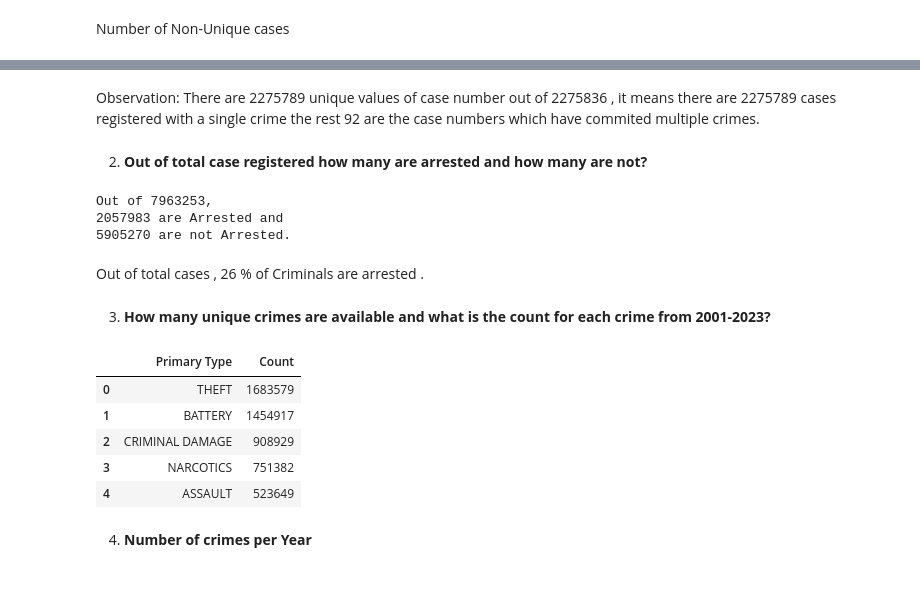
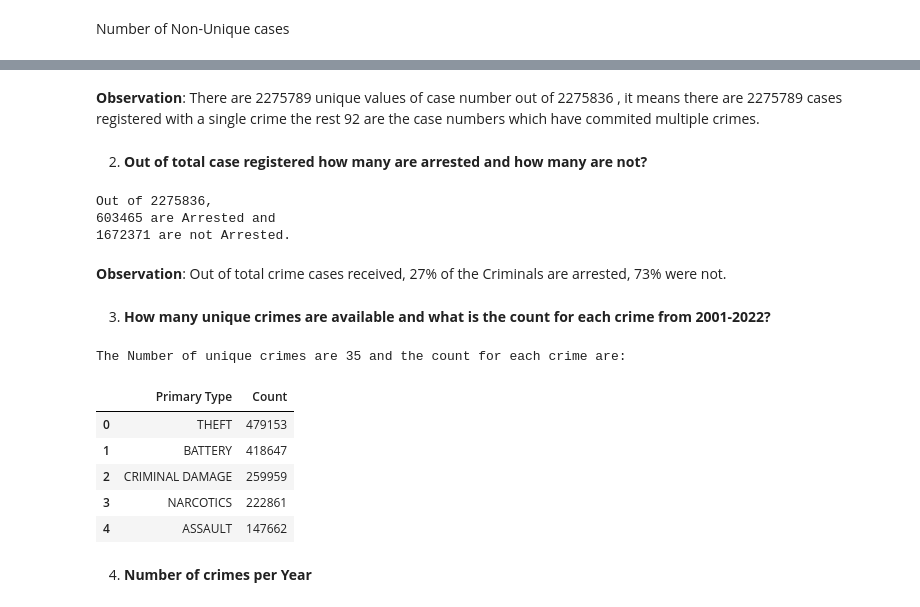
Before and after one commit to Antidote-cyber/Learning-Circle-24-EDA-On-Chicago-Crime-Dataset, a Jupyter notebook: EDA_on_chicago_crime_data.ipynb, the cells around one changed output, grey strips where cells are left out. Drawn from its saved outputs; the diff is of its cells as text; code cells hidden in the pictures.

```diff
--- a/EDA_on_chicago_crime_data.ipynb
+++ b/EDA_on_chicago_crime_data.ipynb
@@ -63,6 +58,6 @@ This dataset contains crime cases from 2001 till date, but we want the data for
 # %%
-full_dataset = pd.read_csv('/content/drive/MyDrive/datasets/Crimes_-_2001_to_Present_20240323.csv')
+full_dataset = pd.read_csv('../Data-Science-Projects/dataset/crime_data_chicago.csv')
 # Drop rows that have 2024 as the year.
-chicago_crime_df = pd.DataFrame(full_dataset[full_dataset['Year'] != 2024])
+chicago_crime_df = pd.DataFrame(full_dataset[full_dataset['Year'] != 2023])
 chicago_crime_df.head()
 # %% [output]
@@ -676,5 +674,5 @@ non_unique_case_number_df.head() # Saving non_unique case number dataframe for f
 # %% [markdown]
-Observation: There are 2275789 unique values of case number out of 2275836 , it means there are 2275789 cases registered with a single crime the rest 92 are the case numbers which have commited multiple crimes.
+**Observation**: There are 2275789 unique values of case number out of 2275836 , it means there are 2275789 cases registered with a single crime the rest 92 are the case numbers which have commited multiple crimes.
 # %% [markdown]
 2. **Out of total case registered how many are arrested and how many are not?**
 # %%
@@ -686,23 +684,26 @@ not_arrested = c_crime_df['Arrest'].where(c_crime_df['Arrest'] != True).count()
 
 print(f"Out of {len(c_crime_df)},\n{arrested} are Arrested and \n{not_arrested} are not Arrested.")
 # %% [output]
-Out of 7963253,
-2057983 are Arrested and
-5905270 are not Arrested.
+Out of 2275836,
+603465 are Arrested and
+1672371 are not Arrested.
 # %% [markdown]
-Out of total cases , 26 % of Criminals are arrested .
+**Observation**: Out of total crime cases received, 27% of the Criminals are arrested, 73% were not.
 # %% [markdown]
-3. **How many unique crimes are available and what is the count for each crime from 2001-2023?**
+3. **How many unique crimes are available and what is the count for each crime from 2001-2022?**
 # %%
 # Group by Crime type and calculate count
-crime_count = pd.DataFrame(c_crime_df.groupby('Primary Type').size().sort_values(ascending=False).rename('Count').reset_index())
-crime_count.head()
+crime_count = c_crime_df['Primary Type'].unique()
+print(f'The Number of unique crimes are {len(crime_count)} and the count for each crime are:')
+count_for_each_crime = pd.DataFrame(c_crime_df.groupby('Primary Type').size().sort_values(ascending=False).rename('Count').reset_index())
+count_for_each_crime.head()
 # %% [output]
+The Number of unique crimes are 35 and the count for each crime are:
 |  | Primary Type | Count |
-| 0 | THEFT | 1683579 |
-| 1 | BATTERY | 1454917 |
-| 2 | CRIMINAL DAMAGE | 908929 |
-| 3 | NARCOTICS | 751382 |
-| 4 | ASSAULT | 523649 |
+| 0 | THEFT | 479153 |
+| 1 | BATTERY | 418647 |
+| 2 | CRIMINAL DAMAGE | 259959 |
+| 3 | NARCOTICS | 222861 |
+| 4 | ASSAULT | 147662 |
 # %% [markdown]
 4. **Number of crimes per Year**
```
Also changed, not shown: parts of 68 cells of this notebook.
